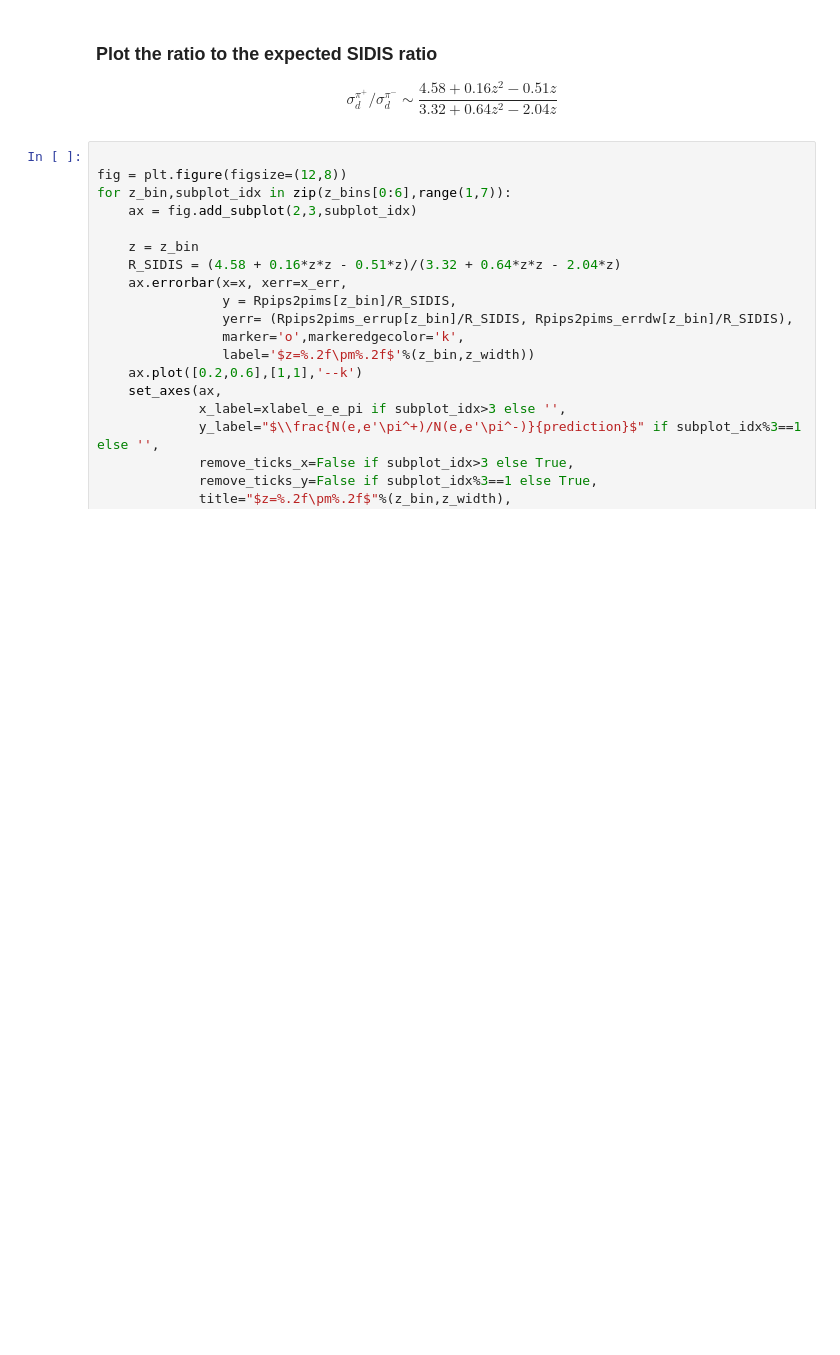
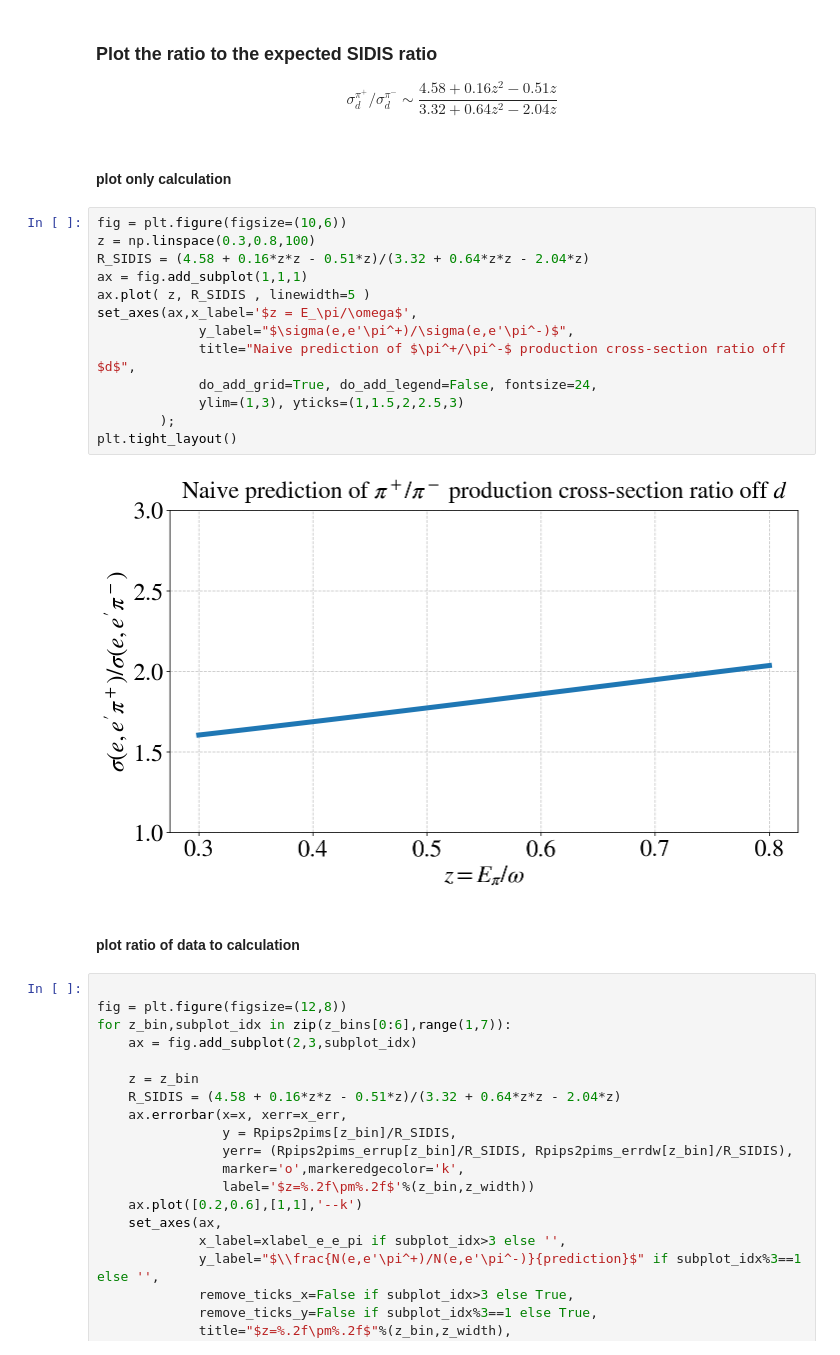
Before and after one commit to erezcoh4/SIDIS_at_BAND, a Jupyter notebook: PythonAnalysis/SuperRatio_eepin/SuperRatioPlot.ipynb, the cells around one changed output. Drawn from its saved outputs; the diff is of its cells as text; blank space fills up the shorter version.

```diff
--- a/PythonAnalysis/SuperRatio_eepin/SuperRatioPlot.ipynb
+++ b/PythonAnalysis/SuperRatio_eepin/SuperRatioPlot.ipynb
@@ -496,6 +525,25 @@ $$\sigma^{\pi^+}_d/\sigma^{\pi^-}_d
 \frac{4.58 + 0.16z^2 - 0.51 z}
 {3.32 + 0.64 z^2 - 2.04z}
 $$
+# %% [markdown]
+#### plot only calculation
+# %%
+fig = plt.figure(figsize=(10,6))
+z = np.linspace(0.3,0.8,100)
+R_SIDIS = (4.58 + 0.16*z*z - 0.51*z)/(3.32 + 0.64*z*z - 2.04*z)
+ax = fig.add_subplot(1,1,1)
+ax.plot( z, R_SIDIS , linewidth=5 )
+set_axes(ax,x_label='$z = E_\pi/\omega$',
+             y_label="$\sigma(e,e'\pi^+)/\sigma(e,e'\pi^-)$",
+             title="Naive prediction of $\pi^+/\pi^-$ production cross-section ratio off $d$",
+             do_add_grid=True, do_add_legend=False, fontsize=24,
+             ylim=(1,3), yticks=(1,1.5,2,2.5,3)
+        );
+plt.tight_layout()
+# %% [output]
+[figure, added]
+# %% [markdown]
+#### plot ratio of data to calculation
 # %%
 
 fig = plt.figure(figsize=(12,8))
```
Also changed, not shown: parts of 7 cells of this notebook, 2 other files.
